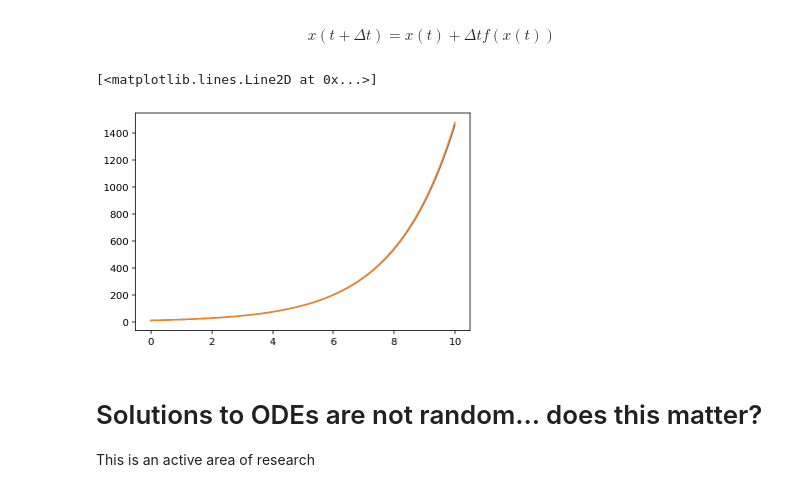
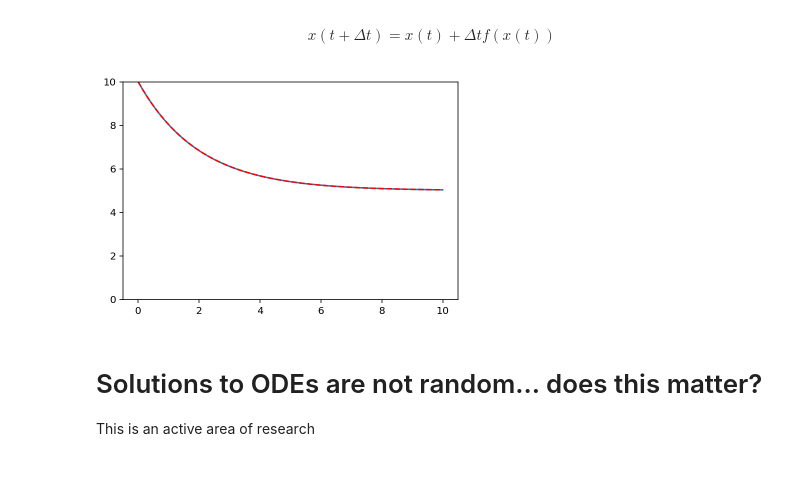
Before and after one commit to newby-jay/MATH509-Fall2022-JupyterNotebooks, a Jupyter notebook: Week 10.ipynb, the cells around one changed output. Saved outputs shown, nothing was run; the diff lists cells and outputs as text; code cells hidden in the pictures.

```diff
--- a/Week 10.ipynb
+++ b/Week 10.ipynb
@@ -124,8 +127,8 @@ acceptance_history = zeros([Nchains, Nsteps])
 for t in arange(1, Nsteps):
     xold = x[:, t-1, :]
     xhat = normal(xold, sigma)
-    pMH = (target_density(xhat)*proposal_density(xhat, xold)/
-          (target_density(xold)*proposal_density(xold, xhat)))
+    pMH = (target_density(xhat)/
+          (target_density(xold)))
     pMH = minimum(1, pMH)
     u = rand(Nchains)
     chi = u < pMH
@@ -195,8 +198,8 @@ acceptance_history = zeros([Nchains, Nsteps])
 for t in arange(1, Nsteps):
     xold = x[:, t-1, :]
     xhat = normal(xold, sigma)
-    pMH = (target_density(xhat)*proposal_density(xhat, xold)/
-          (target_density(xold)*proposal_density(xold, xhat)))
+    pMH = (target_density(xhat)*proposal_density(xold, xhat)/
+          (target_density(xold)*proposal_density(xhat, xold)))
     pMH = minimum(1, pMH)
     u = rand(Nchains)
     chi = u < pMH
@@ -334,27 +348,30 @@ $$ \dot{x} \approx \frac{x(t + \Delta t) - x(t)}{\Delta t}  $$
 # %% [markdown]
 $$ x(t + \Delta t) = x(t) + \Delta t f(x(t))$$
 # %%
+### x' = 0.5*x, x(0) = x_0
+### x(t) = x_0*exp(0.5*t)
+
 Nsteps = 1000
 dt = 0.01
 x0 = 10.
 def f(x):
-    return 0.5*x
+    return 2.5 - 0.5*x
 
 
 x = zeros((Nsteps))
 t = zeros((Nsteps))
 x[0] = x0
 t[0] = 0.
 
 for n in arange(Nsteps-1):
     x[n+1] = x[n] + dt*f(x[n])
     t[n+1] = t[n] + dt
 
 plot(t, x)
-plot(t, x0*exp(0.5*t))
+plot(t, (x0 - 5.)*exp(-0.5*t) + 5., '--r')
+ylim(0, 10);
 # %% [output]
-[<matplotlib.lines.Line2D at 0x...>]
-[figure, old version]
+[figure, new version]
 # %% [markdown]
 # Solutions to ODEs are not random... does this matter?
 This is an active area of research
```
Also changed, not shown: parts of 9 cells of this notebook.
